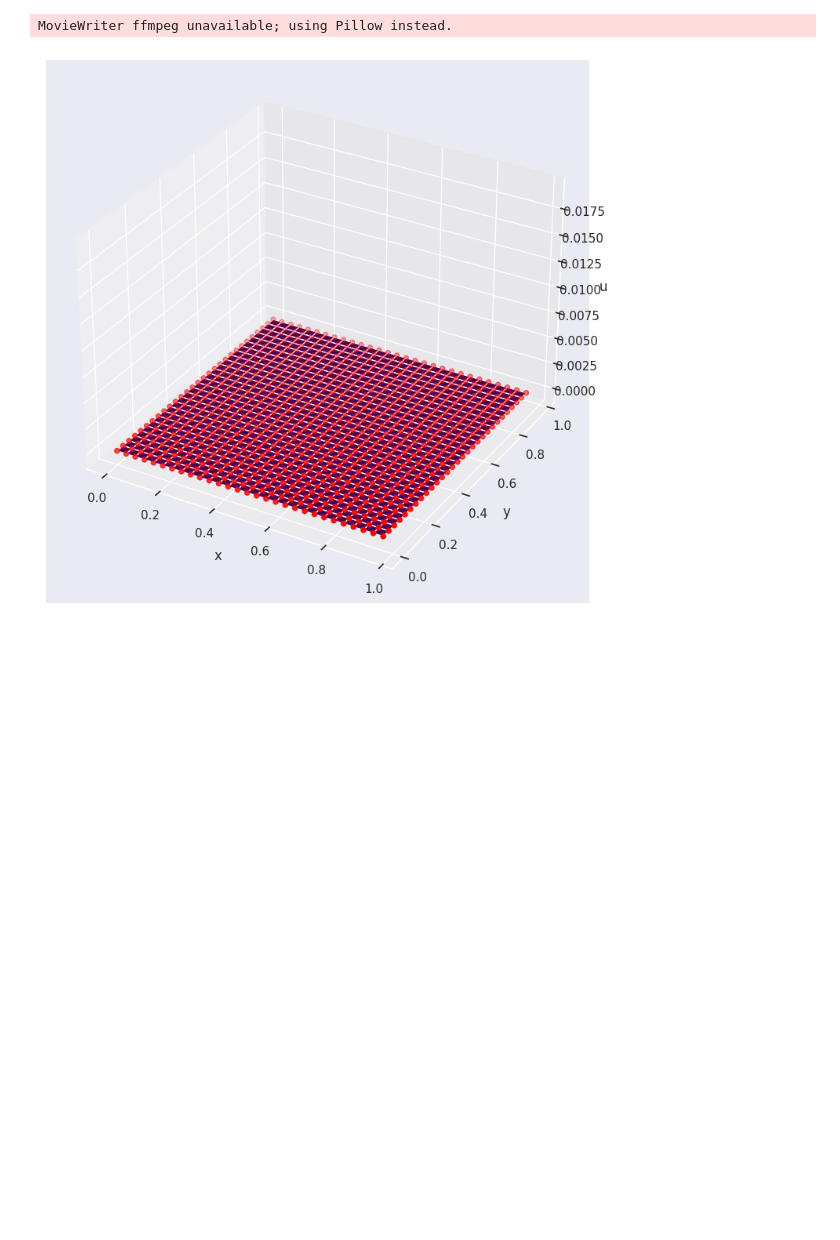
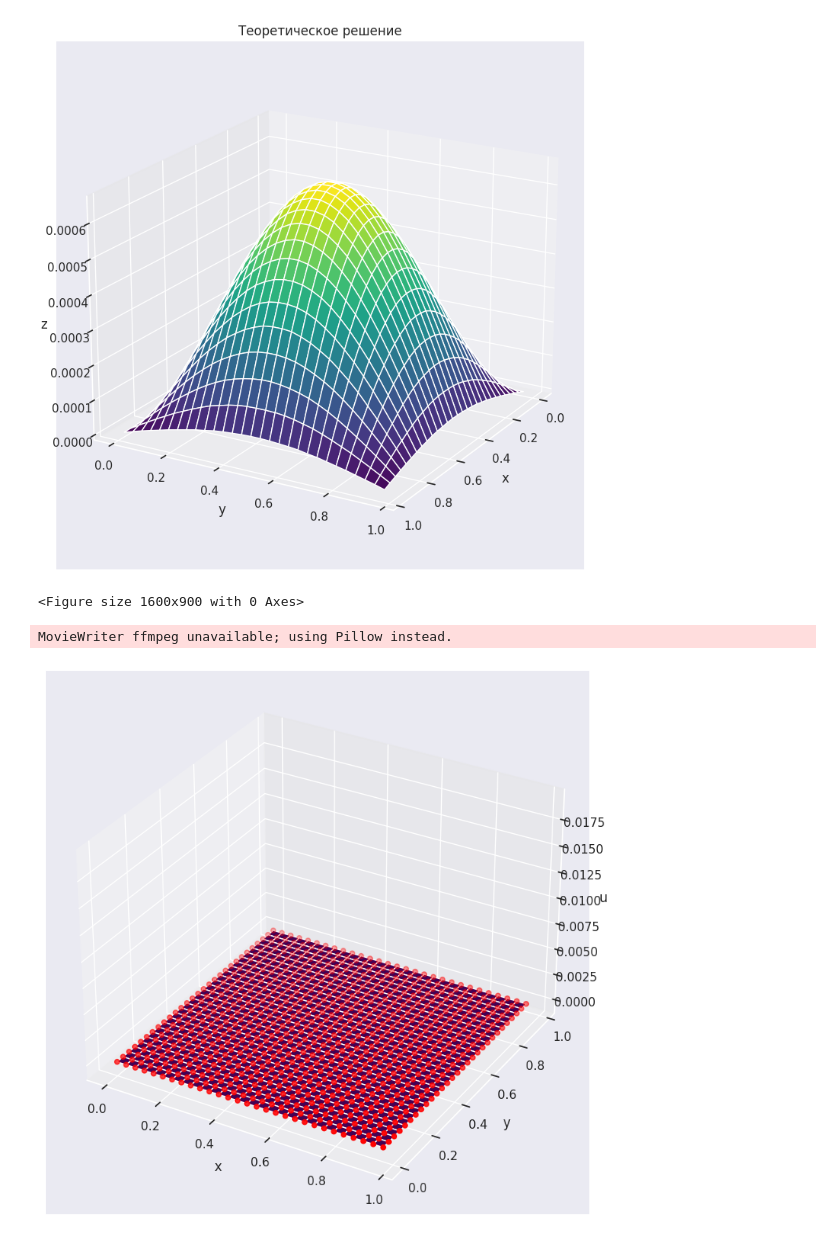
Before and after one commit to VsevolodZaostrovsky/NumericalMethods, a Jupyter notebook: PDE2d/Code/solution_pict.ipynb, the cells around one changed output. Saved outputs shown, nothing was run; the diff lists cells and outputs as text; code cells hidden in the pictures; blank space fills up the shorter version.

```diff
--- a/PDE2d/Code/solution_pict.ipynb
+++ b/PDE2d/Code/solution_pict.ipynb
@@ -54,4 +54,34 @@ plt.savefig("TeorSolPict.pdf")
 <Figure size 1600x900 with 0 Axes>
+# %%
+i = 50
+
+i_t        = t       [(i - 1) * 841:i * 841]
+i_x        = x       [(i - 1) * 841:i * 841]
+i_y        = y       [(i - 1) * 841:i * 841]
+i_num_ans  = num_ans [(i - 1) * 841:i * 841]
+i_anal_ans = anal_ans[(i - 1) * 841:i * 841]
+
+
+d_x, d_y = i_y[:int(np.sqrt(len(i_num_ans)))], i_y[:int(np.sqrt(len(i_num_ans)))]
+d_x, d_y = np.meshgrid(d_x, d_y)
+d_num_ans = i_num_ans.reshape((int(np.sqrt(len(i_num_ans))), int(np.sqrt(len(i_num_ans)))))
+# Строим поверхность
+fig = plt.figure()
+ax = fig.add_subplot(projection='3d')
+ax.plot_surface(d_x, d_y, anal_ans[(i - 1) * 841:i * 841].reshape((29, 29)) - num_ans[(i - 1) * 841:i * 841].reshape((29, 29)), cmap='viridis', label="Аналитическое решение")
+
+# Настройки осей и меток
+ax.set_xlabel('x')
+ax.set_ylabel('y')
+ax.set_zlabel('z')
+ax.set_title("Теоретическое решение")
+ax.view_init(20, 30)
+# Отображаем график
+plt.show()
+plt.savefig("TeorSolPict.pdf")
+# %% [output]
+[figure, added]
+<Figure size 1600x900 with 0 Axes>
 # %%
 from matplotlib import cm
 from tqdm import tqdm
```
Also changed, not shown: parts of 1 cell of this notebook, 16 other files.
